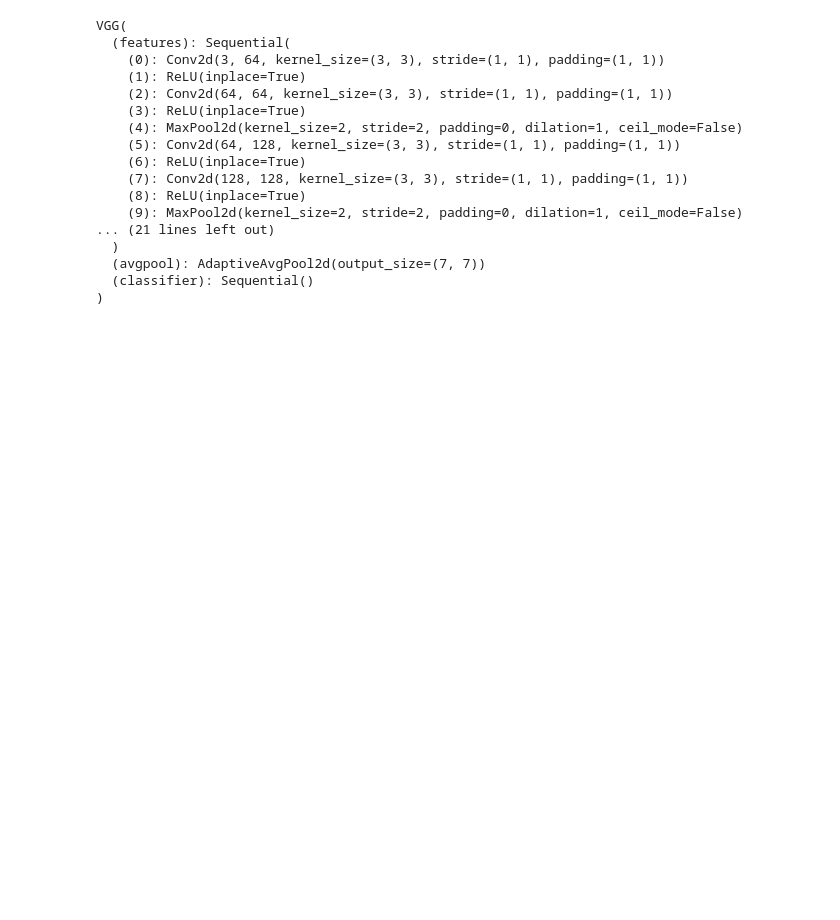
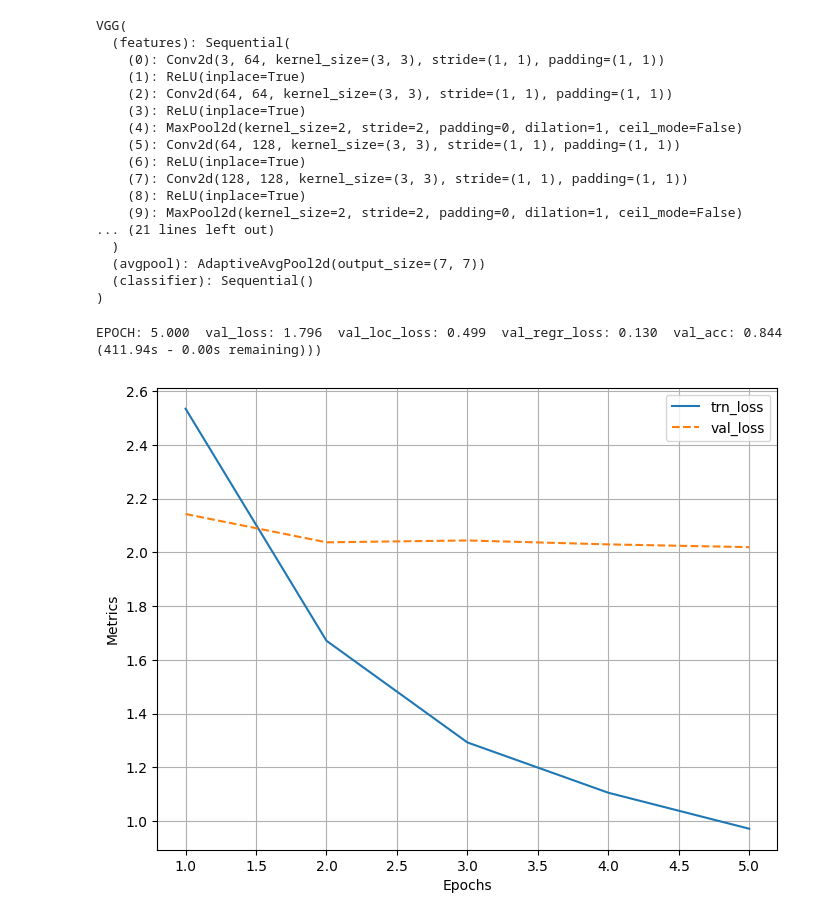
Before and after one commit to AleksandrMorozov123/Computer-vision-with-TensorFlow-Keras-and-OpenCV, a Jupyter notebook: object-detection-models-in-cv.ipynb, the cells around one changed output. Drawn from its saved outputs; the diff is of its cells as text; code cells hidden in the pictures; blank space fills up the shorter version.

Commit message:
Kaggle Notebook | Object detection models in CV | Version 4

```diff
--- a/object-detection-models-in-cv.ipynb
+++ b/object-detection-models-in-cv.ipynb
@@ -265,0 +309,11 @@ VGG(
+# %%
+@torch.no_grad()
+def validate_batch(inputs, model, criterion):
+    input, clss, deltas = inputs
+    with torch.no_grad():
+        model.eval()
+        _clss,_deltas = model(input)
+        loss, loc_loss, regr_loss = criterion(_clss, _deltas, clss, deltas)
+        _, _clss = _clss.max(-1)
+        accs = clss == _clss
+    return _clss, _deltas, loss.detach(), loc_loss, regr_loss, accs.cpu().numpy()
@@ -265,0 +322,33 @@ VGG(
+# %%
+rcnn = RCNN().to(device)
+criterion = rcnn.calc_loss
+optimizer = optim.SGD(rcnn.parameters(), lr=1e-3)
+n_epochs = 5
+log = Report(n_epochs)
+# %%
+for epoch in range(n_epochs):
+
+    _n = len(train_loader)
+    for ix, inputs in enumerate(train_loader):
+        loss, loc_loss, regr_loss, accs = train_batch(inputs, rcnn,
+                                                      optimizer, criterion)
+        pos = (epoch + (ix+1)/_n)
+        log.record(pos, trn_loss=loss.item(), trn_loc_loss=loc_loss,
+                   trn_regr_loss=regr_loss,
+                   trn_acc=accs.mean(), end='\r')
+
+    _n = len(test_loader)
+    for ix,inputs in enumerate(test_loader):
+        _clss, _deltas, loss, \
+        loc_loss, regr_loss, accs = validate_batch(inputs,
+                                                rcnn, criterion)
+        pos = (epoch + (ix+1)/_n)
+        log.record(pos, val_loss=loss.item(), val_loc_loss=loc_loss,
+                val_regr_loss=regr_loss,
+                val_acc=accs.mean(), end='\r')
+
+# Plotting training and validation metrics
+log.plot_epochs('trn_loss,val_loss'.split(','))
+# %% [output]
+EPOCH: 5.000  val_loss: 1.796  val_loc_loss: 0.499  val_regr_loss: 0.130  val_acc: 0.844  (411.94s - 0.00s remaining)))
+[figure, added]
```
Also changed, not shown: parts of 5 cells of this notebook.
